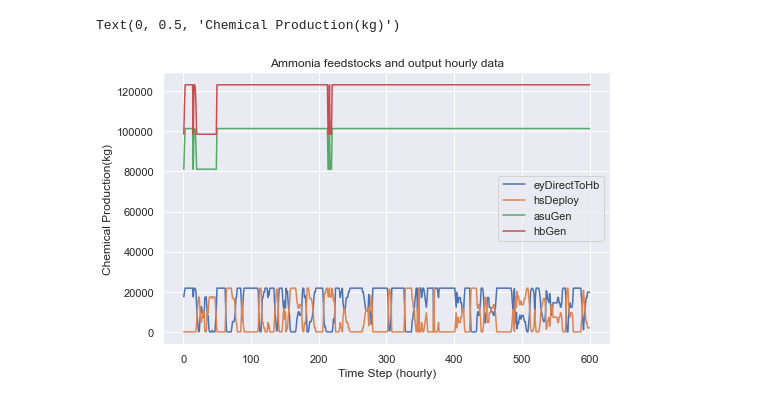
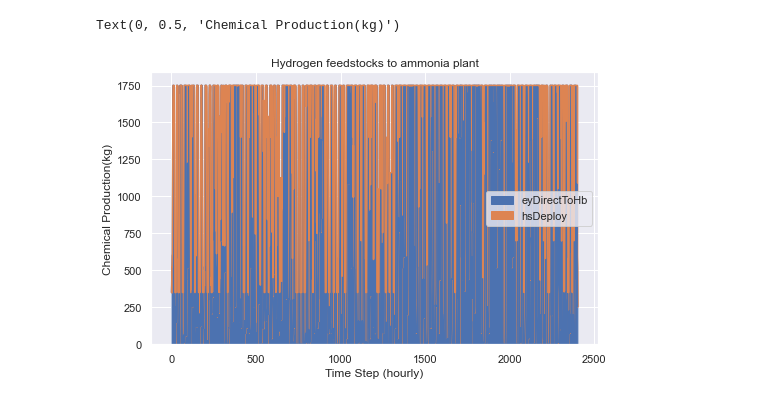
Before and after one commit to julflore000/KAUST, a Jupyter notebook: productionOptModel/dataAnalysis/modelOutputAnalysis.ipynb, the cells around one changed output. Cells and saved outputs as stored; diff of their text form; code cells hidden in the pictures.

```diff
--- a/productionOptModel/dataAnalysis/modelOutputAnalysis.ipynb
+++ b/productionOptModel/dataAnalysis/modelOutputAnalysis.ipynb
@@ -95,13 +95,13 @@ Text(0, 0.5, 'Hydrogen (kg)')
 # %%
-combinedDf.plot(x="timestep", y=["eyDirectToHb","hsDeploy","asuGen","hbGen"],
+combinedDf.plot.area(x="timestep", y=["eyDirectToHb","hsDeploy"],
                 figsize=(8, 5))
-
-plt.title("Ammonia feedstocks and output hourly data")
+#generation ,"asuGen","hbGen"
+plt.title("Hydrogen feedstocks to ammonia plant")
 plt.xlabel("Time Step (hourly)")
 plt.ylabel("Chemical Production(kg)")
 # %% [output]
 Text(0, 0.5, 'Chemical Production(kg)')
-[figure, old version]
+[figure, new version]
 # %%
 #now looking at LCOA costs breakdown
 costDataColNames = ["windCosts","solarCosts","eyCosts","hsCosts",
```
Also changed, not shown: parts of 7 cells of this notebook, 4 other files.
